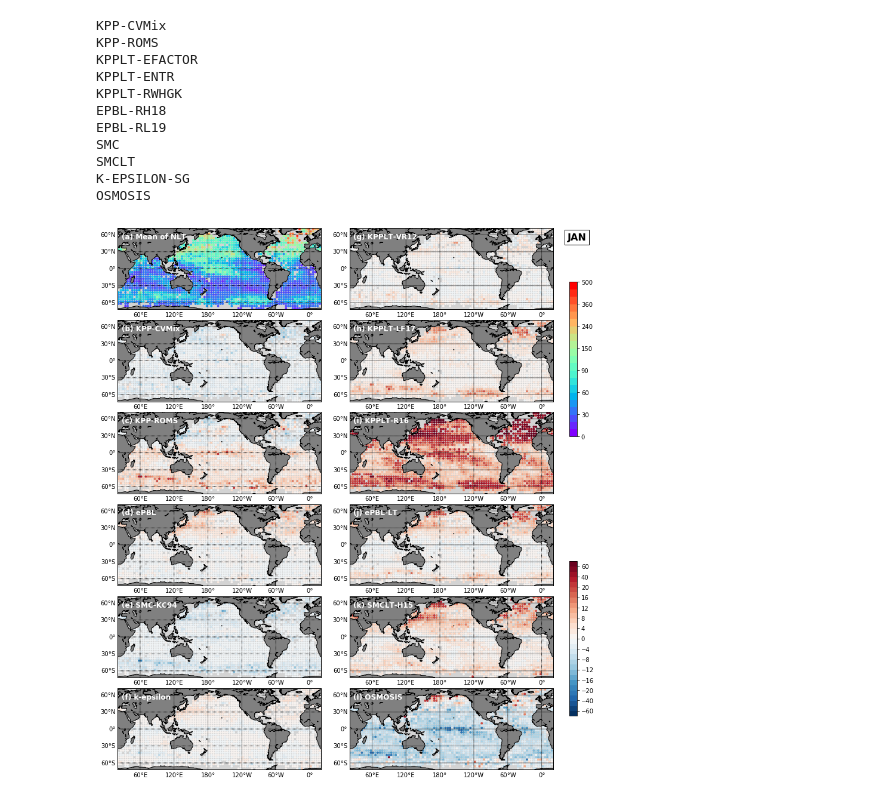
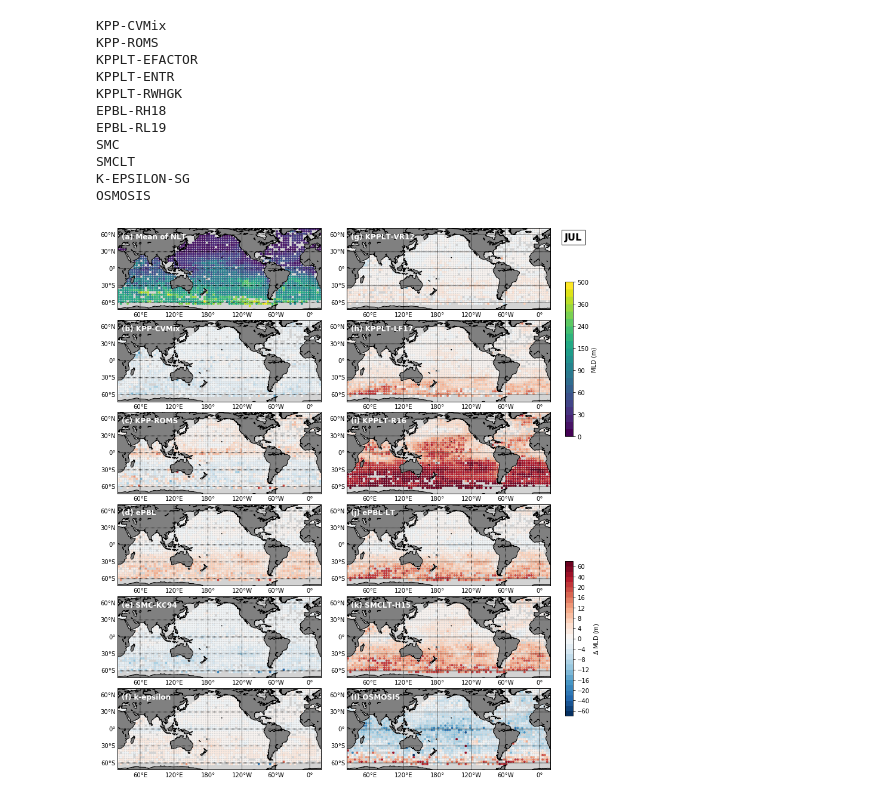
Before and after one commit to qingli411/gotmwork, a Jupyter notebook: visualization/examples/Map_diagnostics.ipynb, the cells around one changed output. Saved outputs shown, nothing was run; the diff lists cells and outputs as text; code cells hidden in the pictures.

```diff
--- a/visualization/examples/Map_diagnostics.ipynb
+++ b/visualization/examples/Map_diagnostics.ipynb
@@ -16,9 +16,11 @@ from gotmanalysis import GOTMMap
 %matplotlib inline
 # %%
 # parameters
-timetag = '20090101-20090131'
+# timetag = '20090101-20090131'
+timetag = '20080701-20080731'
 casename = 'JRA55-do_Global_dampV5d_3h_r4'
 diagname = 'mld_deltaR_mean'
+figformat = 'pdf'
 # %%
 # diagnostics
 if diagname == 'mld_deltaR_mean':
@@ -28,6 +30,7 @@ if diagname == 'mld_deltaR_mean':
     levels1 = [-70, -60, -50, -40, -30, -20, -18, -16, -14, -12, -10, -8, -6, -4, -2, \
                0, 2, 4, 6, 8, 10, 12, 14, 16, 18, 20, 30, 40, 50, 60, 70]
     cb_ticks1 = [-60, -40, -20, -16, -12, -8, -4, 0, 4, 8, 12, 16, 20, 40, 60]
+    label_str = 'MLD (m)'
 elif diagname == 'mld_deltaRp1_mean':
     levels0 = [0, 10, 20, 30, 40, 50, 60, 70, 80, 90, 110, 130, \
                150, 180, 210, 240, 280, 320, 360, 407, 454, 500]
@@ -35,26 +38,31 @@ elif diagname == 'mld_deltaRp1_mean':
     levels1 = [-70, -60, -50, -40, -30, -20, -18, -16, -14, -12, -10, -8, -6, -4, -2, \
                0, 2, 4, 6, 8, 10, 12, 14, 16, 18, 20, 30, 40, 50, 60, 70]
     cb_ticks1 = [-60, -40, -20, -16, -12, -8, -4, 0, 4, 8, 12, 16, 20, 40, 60]
+    label_str = 'MLD (m)'
 elif diagname == 'PE_delta':
     levels0 = None
     cb_ticks0 = None
     levels1 = None
     cb_ticks1 = None
+    label_str = 'PE (J m$^{-2}$)'
 elif diagname == 'SST_mean':
     levels0 = list(np.arange(31))
     cb_ticks0 = None
     levels1 = list((np.arange(21)-10)*0.1)
     cb_ticks1 = None
+    label_str = 'SST ($^\circ$C)'
 elif diagname == 'SSS_mean':
     levels0 = None
     cb_ticks0 = None
     levels1 = None
     cb_ticks1 = None
+    label_str = 'SSS (psu)'
 elif diagname == 'Nsqr_mld_mean':
     levels0 = None
     cb_ticks0 = None
     levels1 = None
     cb_ticks1 = None
+    label_str = '$N^2$ (s$^-2$)'
 else:
     print('Diagnostics \'{}\' not supported. Stop.'.format(diagname))
 # %%
@@ -122,7 +130,6 @@ for i in np.arange(nm):
     print(tmname)
     basepath = s1data_root+'/'+tmname
     s2data_name = s2data_root+'/data_map_'+diagname+'_'+tmname+'.npz'
-    figname = fig_root+'/fig_'+diagname+'.png'
     # read data
     gmobj = GOTMMap().load(s2data_name)
     if i == 0:
@@ -161,7 +168,7 @@ f.set_size_inches(fig_width, fig_height)
 # mean of all non-Langmuir cases
 gmdata_md = np.nanmean(darr[l_nlt,:], axis=0)
 gmobj = GOTMMap(data=gmdata_md, lon=lon, lat=lat, name=name, units=units)
-im0 = gmobj.plot(axis=axarr[0,0], levels=levels0, add_colorbar=False)
+im0 = gmobj.plot(axis=axarr[0,0], levels=levels0, add_colorbar=False, cmap='viridis')
 axarr[0,0].text(0.02, 0.94, '(a) Mean of NLT', transform=axarr[0,0].transAxes,
                      fontsize=12, color='white', fontweight='bold', va='top')
 
@@ -169,34 +176,37 @@ for i in np.arange(nm):
     # plot figure
     n = icol_2col[i]
     m = irow_2col[i]
     gmdata = darr[i,:] - gmdata_md
     gmobj = GOTMMap(data=gmdata, lon=lon, lat=lat, name=name, units=units)
     im1 = gmobj.plot(axis=axarr[m,n], levels=levels1, add_colorbar=False, cmap='RdBu_r')
     axarr[m,n].text(0.02, 0.94, labels_2col[i]+' '+legend_list[i], transform=axarr[m,n].transAxes,
                      fontsize=12, color='white', fontweight='bold', va='top')
 
 # add month
 axarr[0,1].text(1.07, 0.94, mlabel, transform=axarr[0,1].transAxes,
                fontsize=16, color='k', fontweight='bold', va='top',
                bbox=dict(boxstyle="square",ec='k',fc='w'))
 
 # reduce margin
 plt.tight_layout()
 
 # colorbar
-plt.subplots_adjust(right=0.95)
-cax0 = plt.axes([0.85, 0.55, 0.1, 0.4])
+plt.subplots_adjust(right=0.94)
+cax0 = plt.axes([0.84, 0.55, 0.1, 0.4])
 cax0.set_visible(False)
 cb0 = plt.colorbar(im0, ax=cax0, ticks=cb_ticks0)
 cb0.formatter.set_powerlimits((-2, 3))
 cb0.update_ticks()
-cax1 = plt.axes([0.85, 0.05, 0.1, 0.4])
+cb0.set_label(label_str)
+cax1 = plt.axes([0.84, 0.05, 0.1, 0.4])
 cax1.set_visible(False)
 cb1 = plt.colorbar(im1, ax=cax1, ticks=cb_ticks1)
 cb1.formatter.set_powerlimits((-3, 3))
 cb1.update_ticks()
+cb1.set_label(r'$\Delta$ '+label_str)
 
 # save figure
+figname = fig_root+'/map_'+diagname+'_'+mlabel+'.'+figformat
 plt.savefig(figname, dpi = 300)
 # %% [output]
-[figure, old version]
+[figure, new version]
```
Also changed, not shown: 11 other files.
